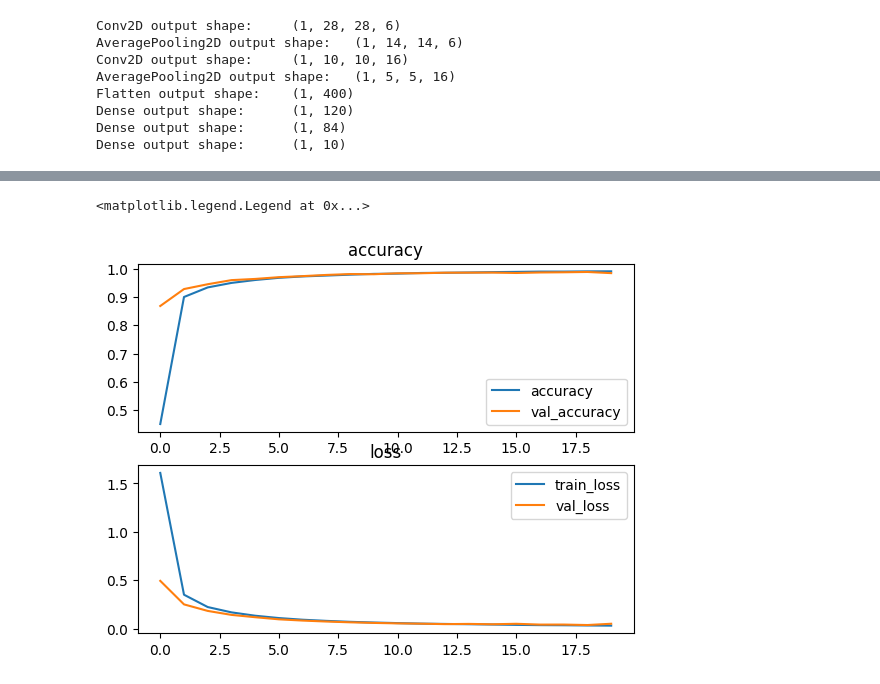
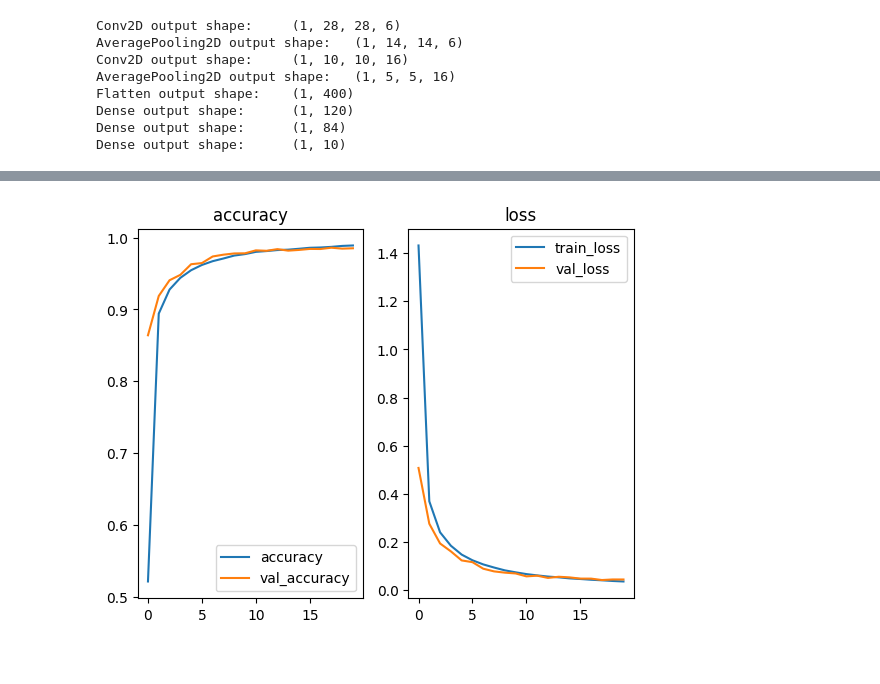
Before and after one commit to tiankaima/md-notes, a Jupyter notebook: docs/ml/dl/cnn/playground-lenet.ipynb, the cells around one changed output, grey strips where cells are left out. Saved outputs shown, nothing was run; the diff lists cells and outputs as text; code cells hidden in the pictures.

```diff
--- a/docs/ml/dl/cnn/playground-lenet.ipynb
+++ b/docs/ml/dl/cnn/playground-lenet.ipynb
@@ -99,15 +99,14 @@ Epoch 20/20
 # %%
 # plot:
-plt.subplot(211)
+plt.subplot(121)
 plt.plot(history.history["accuracy"], label="accuracy")
 plt.plot(history.history["val_accuracy"], label="val_accuracy")
 plt.title("accuracy")
-plt.legend()
-plt.subplot(212)
+_ = plt.legend()
+plt.subplot(122)
 plt.plot(history.history["loss"], label="train_loss")
 plt.plot(history.history["val_loss"], label="val_loss")
 plt.title("loss")
-plt.legend()
+_ = plt.legend()
 # %% [output]
-<matplotlib.legend.Legend at 0x...>
-[figure, old version]
+[figure, new version]
```
Also changed, not shown: parts of 1 cell of this notebook, 4 other files.
